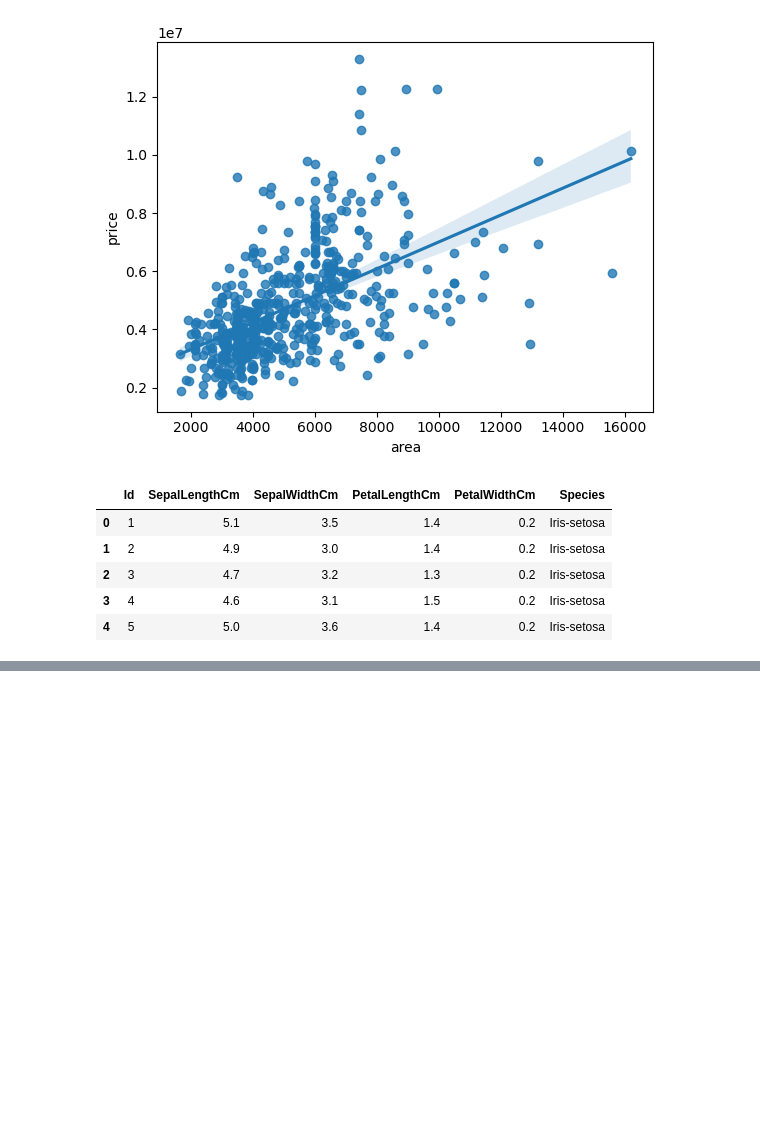
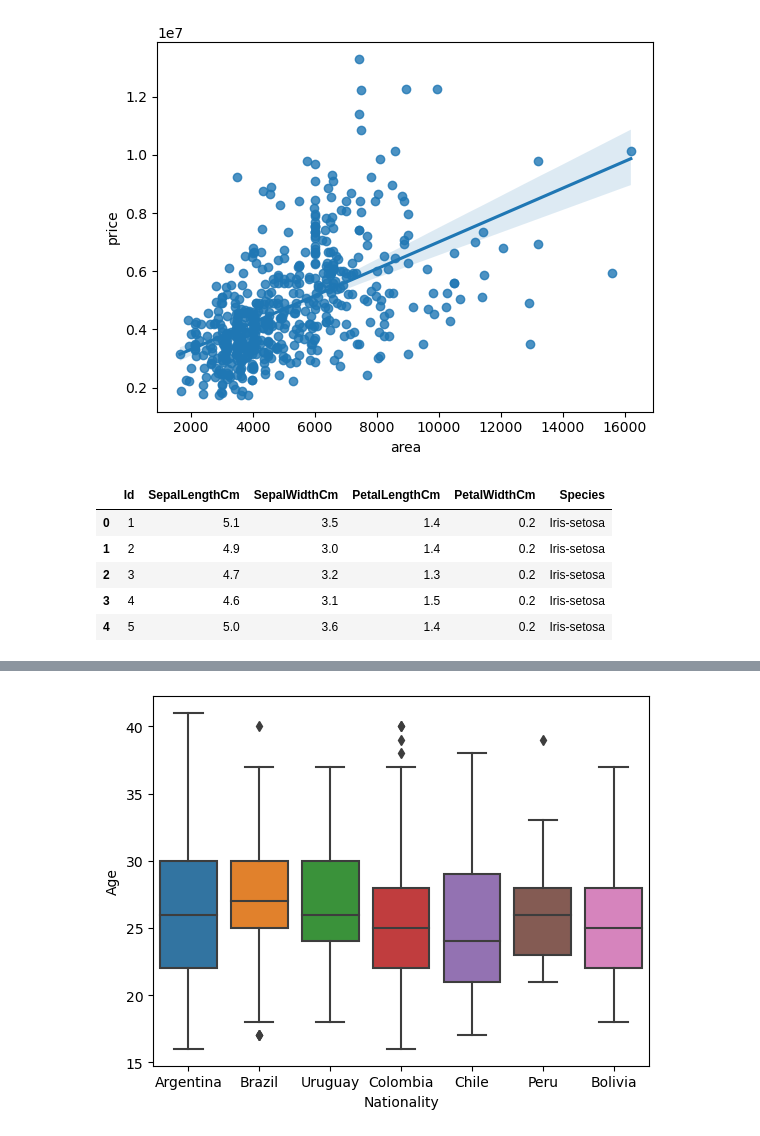
Before and after one commit to rafaelnogueira98/analise_exploratoria, a Jupyter notebook: analise_exploratoria.ipynb, the cells around one changed output, grey strips where cells are left out. Saved outputs shown, nothing was run; the diff lists cells and outputs as text; code cells hidden in the pictures; blank space fills up the shorter version.

```diff
--- a/analise_exploratoria.ipynb
+++ b/analise_exploratoria.ipynb
@@ -180,0 +212,15 @@ iris.head()
+# %%
+fifa19 = pd.read_csv("data\Revised-FIFA19.csv")
+
+south_america = ["Brazil", "Argentina", "Peru", "Uruguay", "Chile", "Bolivia", "Colombia"]
+
+fifa19_sa = fifa19[fifa19["Nationality"].isin(south_america)]
+fifa19_not_sa = fifa19[fifa19["Nationality"].isin(south_america) == False]
+
+sns.boxplot(x="Nationality", y="Age", data=fifa19_sa);
+
+# Limite superior do boxplot: Q3 + 1.5*(Q3-Q1)
+# Limite inferior do boxplot: Q3 - 1.5*(Q3-Q1)
+# Interquartil: Q3-Q1
+# %% [output]
+[figure, added]
```
Also changed, not shown: parts of 12 cells of this notebook, 2 other files.
